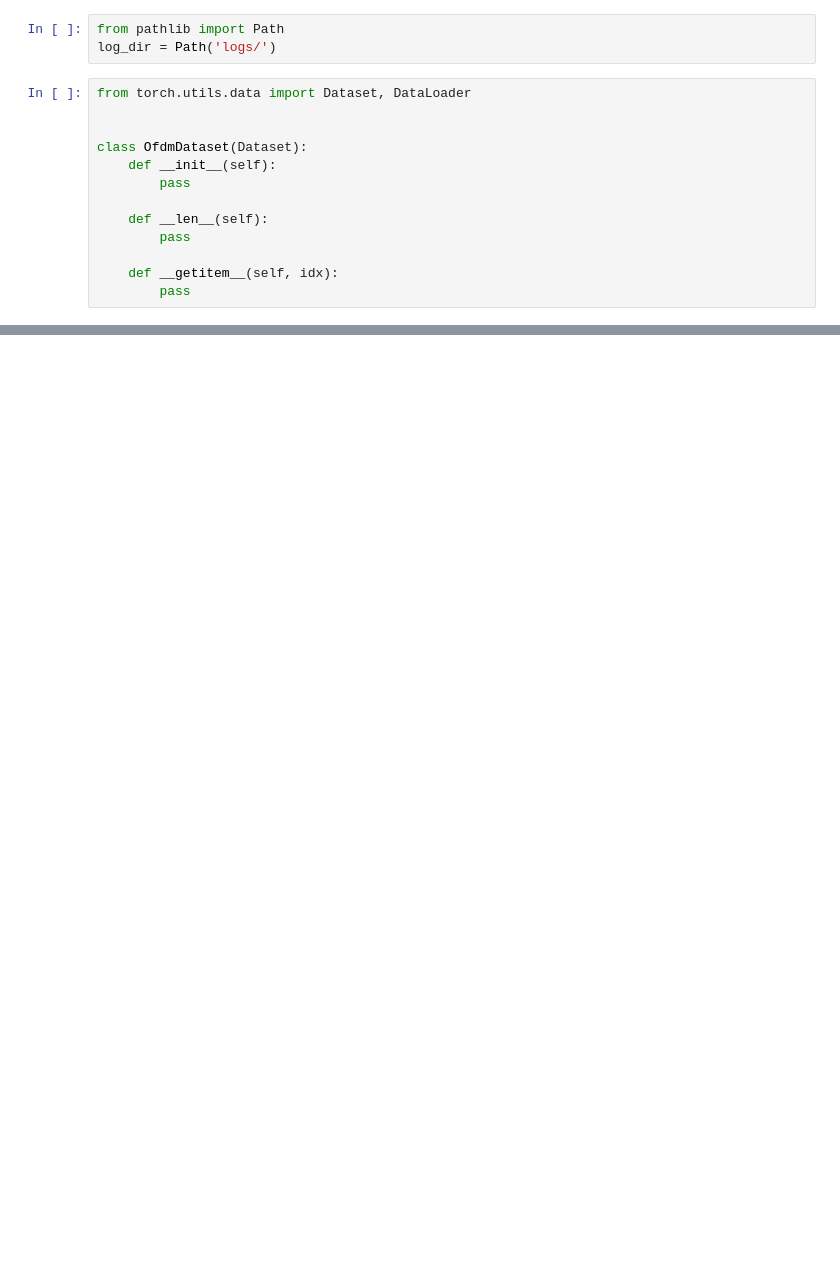
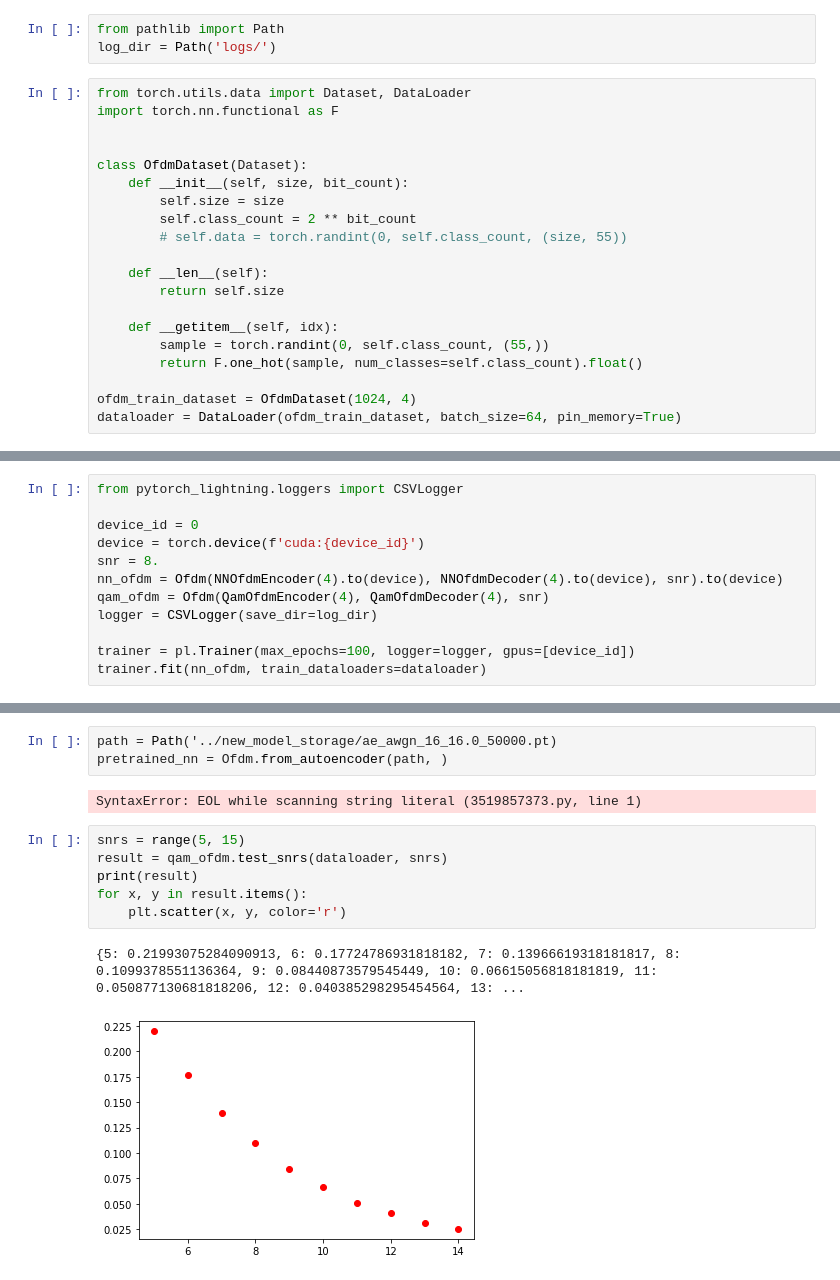
Before and after one commit to DmitryBelikov/ml-modulation, a Jupyter notebook: notebooks/OFDM.ipynb, the cells around one changed output, grey strips where cells are left out. Cells and saved outputs as stored; diff of their text form; blank space fills up the shorter version.

```diff
--- a/notebooks/OFDM.ipynb
+++ b/notebooks/OFDM.ipynb
@@ -12,14 +14,21 @@ from pathlib import Path
 log_dir = Path('logs/')
 # %%
 from torch.utils.data import Dataset, DataLoader
+import torch.nn.functional as F
 
 
 class OfdmDataset(Dataset):
-    def __init__(self):
-        pass
+    def __init__(self, size, bit_count):
+        self.size = size
+        self.class_count = 2 ** bit_count
+        # self.data = torch.randint(0, self.class_count, (size, 55))
 
     def __len__(self):
-        pass
+        return self.size
 
     def __getitem__(self, idx):
-        pass
+        sample = torch.randint(0, self.class_count, (55,))
+        return F.one_hot(sample, num_classes=self.class_count).float()
+
+ofdm_train_dataset = OfdmDataset(1024, 4)
+dataloader = DataLoader(ofdm_train_dataset, batch_size=64, pin_memory=True)
@@ -40,0 +262,12 @@ class Ofdm(pl.LightningModule):
+# %%
+from pytorch_lightning.loggers import CSVLogger
+
+device_id = 0
+device = torch.device(f'cuda:{device_id}')
+snr = 8.
+nn_ofdm = Ofdm(NNOfdmEncoder(4).to(device), NNOfdmDecoder(4).to(device), snr).to(device)
+qam_ofdm = Ofdm(QamOfdmEncoder(4), QamOfdmDecoder(4), snr)
+logger = CSVLogger(save_dir=log_dir)
+
+trainer = pl.Trainer(max_epochs=100, logger=logger, gpus=[device_id])
+trainer.fit(nn_ofdm, train_dataloaders=dataloader)
@@ -40,0 +300,14 @@ class Ofdm(pl.LightningModule):
+# %%
+path = Path('../new_model_storage/ae_awgn_16_16.0_50000.pt)
+pretrained_nn = Ofdm.from_autoencoder(path, )
+# %% [output]
+SyntaxError: EOL while scanning string literal (3519857373.py, line 1)
+# %%
+snrs = range(5, 15)
+result = qam_ofdm.test_snrs(dataloader, snrs)
+print(result)
+for x, y in result.items():
+    plt.scatter(x, y, color='r')
+# %% [output]
+{5: 0.21993075284090913, 6: 0.17724786931818182, 7: 0.13966619318181817, 8: 0.1099378551136364, 9: 0.08440873579545449, 10: 0.06615056818181819, 11: 0.050877130681818206, 12: 0.040385298295454564, 13: ...
+[figure, added]
```
Also changed, not shown: parts of 30 cells of this notebook, 16 other files.
